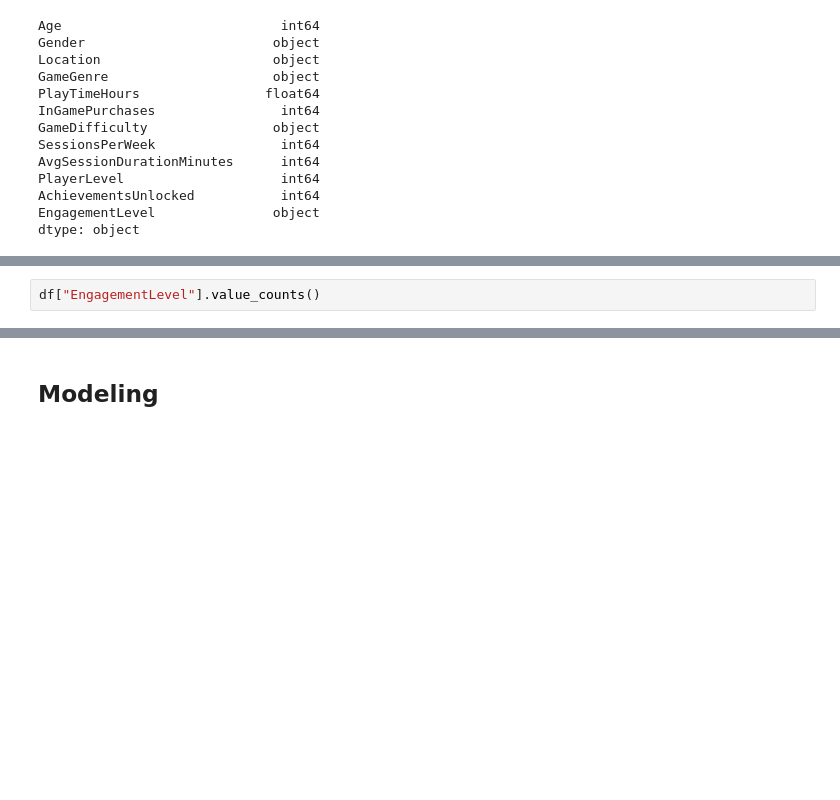
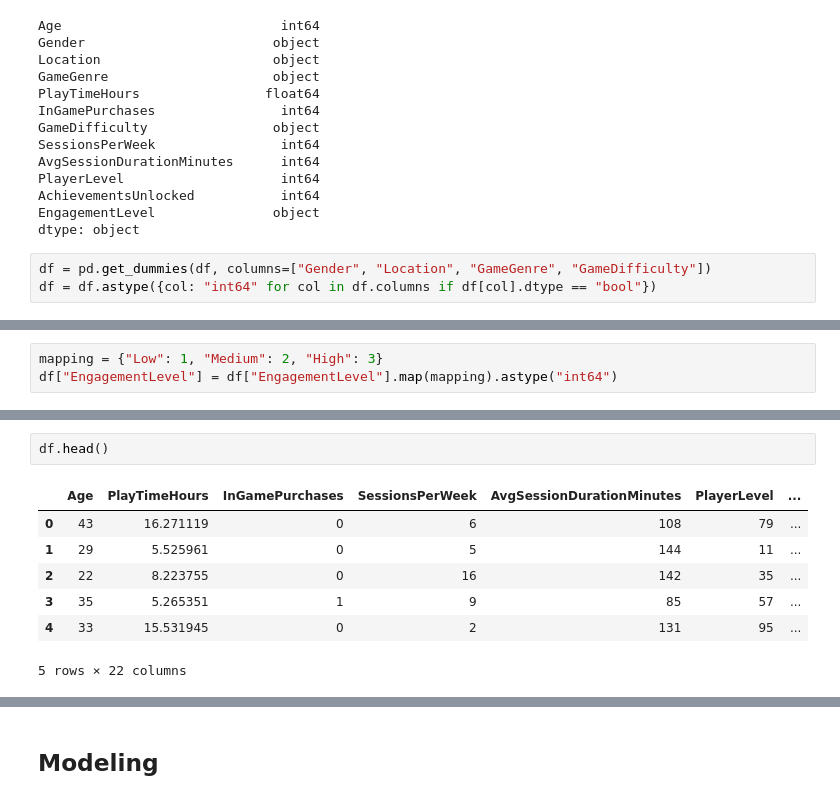
Before and after one commit to ayberkozcan/classification-exercises, a Jupyter notebook: Analyzing Gamer Behaviors/classification_gamer.ipynb, the cells around one changed output, grey strips where cells are left out. Drawn from its saved outputs; the diff is of its cells as text; blank space fills up the shorter version.

```diff
--- a/Analyzing Gamer Behaviors/classification_gamer.ipynb
+++ b/Analyzing Gamer Behaviors/classification_gamer.ipynb
@@ -213,3 +213,6 @@ PlayerLevel                    int64
 AchievementsUnlocked           int64
 EngagementLevel               object
 dtype: object
+# %%
+df = pd.get_dummies(df, columns=["Gender", "Location", "GameGenre", "GameDifficulty"])
+df = df.astype({col: "int64" for col in df.columns if df[col].dtype == "bool"})
@@ -216,2 +239,3 @@ dtype: object
 # %%
-df["EngagementLevel"].value_counts()
+mapping = {"Low": 1, "Medium": 2, "High": 3}
+df["EngagementLevel"] = df["EngagementLevel"].map(mapping).astype("int64")
@@ -223,0 +262,10 @@ Name: count, dtype: int64
+# %%
+df.head()
+# %% [output]
+|  | Age | PlayTimeHours | InGamePurchases | SessionsPerWeek | AvgSessionDurationMinutes | PlayerLevel | ... |
+| 0 | 43 | 16.271119 | 0 | 6 | 108 | 79 | ... |
+| 1 | 29 | 5.525961 | 0 | 5 | 144 | 11 | ... |
+| 2 | 22 | 8.223755 | 0 | 16 | 142 | 35 | ... |
+| 3 | 35 | 5.265351 | 1 | 9 | 85 | 57 | ... |
+| 4 | 33 | 15.531945 | 0 | 2 | 131 | 95 | ... |
+5 rows × 22 columns
```
Also changed, not shown: parts of 19 cells of this notebook.
